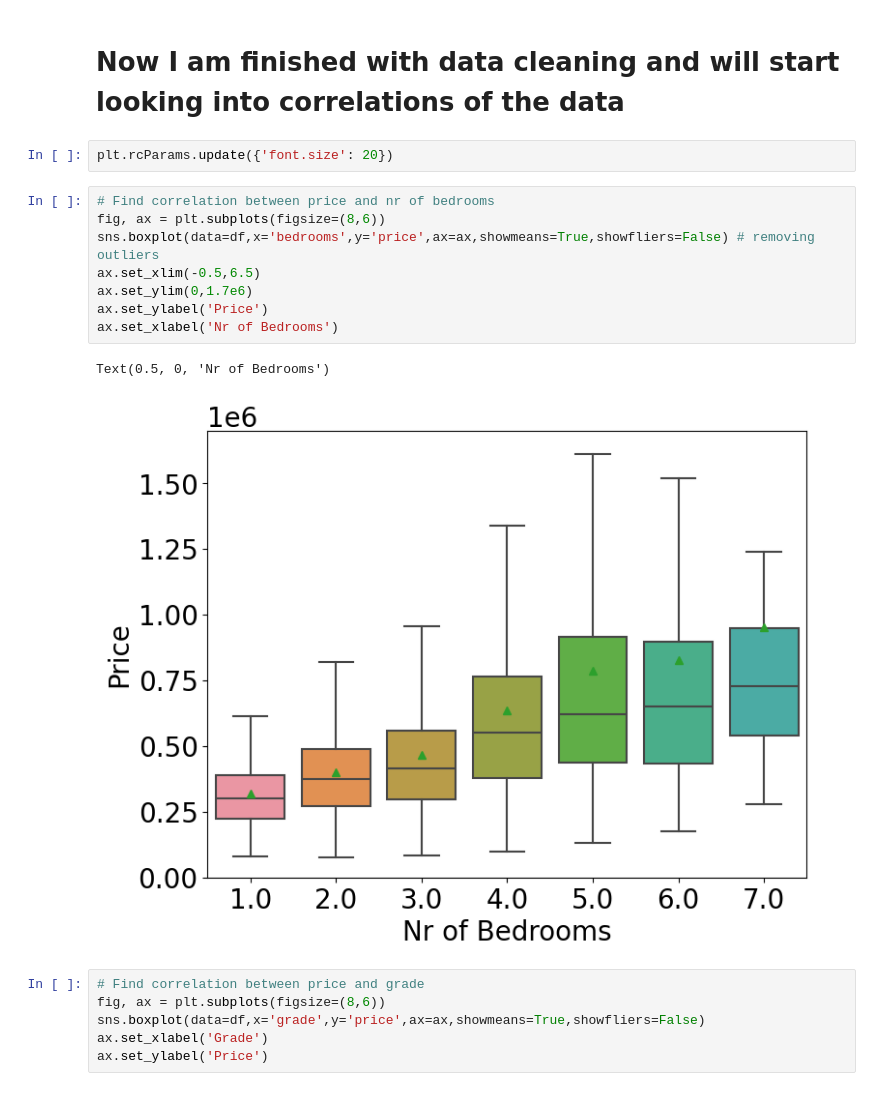
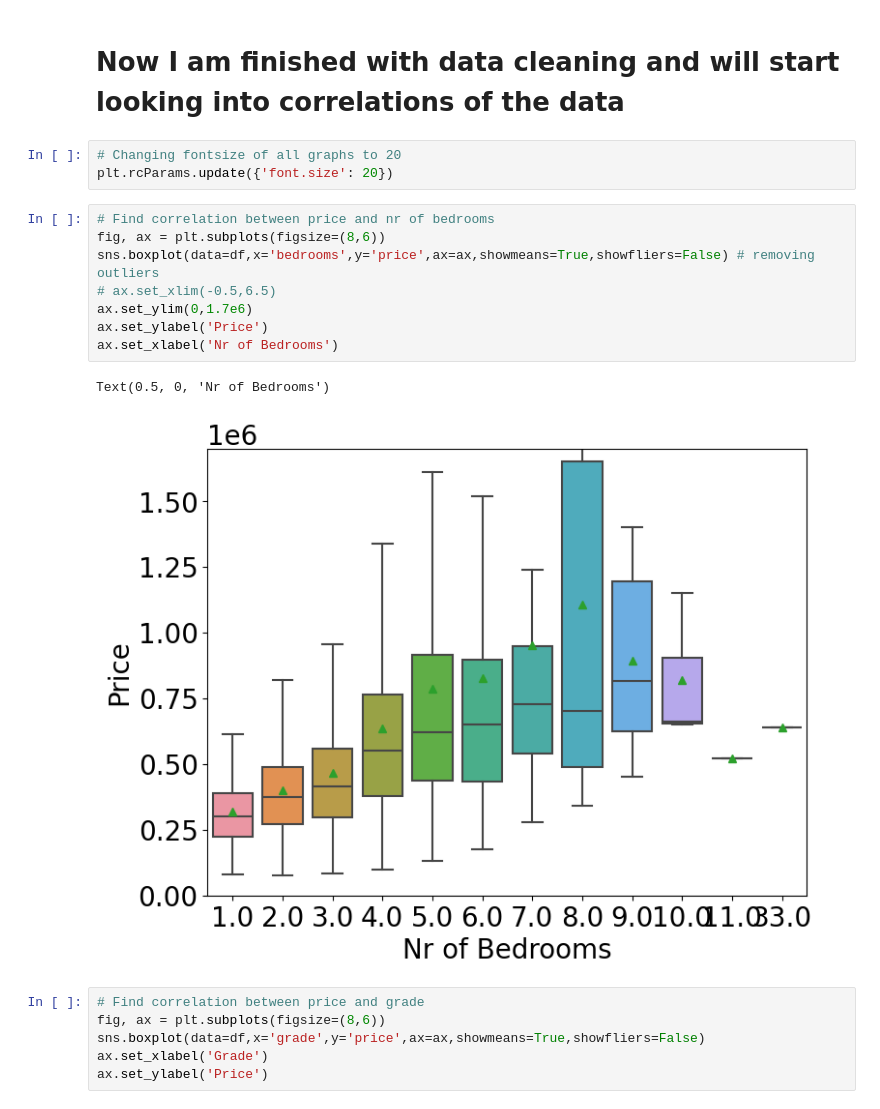
Before and after one commit to marinsza/eda_project, a Jupyter notebook: EDA.ipynb, the cells around one changed output. Saved outputs shown, nothing was run; the diff lists cells and outputs as text.

```diff
--- a/EDA.ipynb
+++ b/EDA.ipynb
@@ -156,18 +112,19 @@ Name: count, dtype: int64
 # %% [markdown]
 # Now I am finished with data cleaning and will start looking into correlations of the data
 # %%
+# Changing fontsize of all graphs to 20
 plt.rcParams.update({'font.size': 20})
 # %%
 # Find correlation between price and nr of bedrooms
 fig, ax = plt.subplots(figsize=(8,6))
 sns.boxplot(data=df,x='bedrooms',y='price',ax=ax,showmeans=True,showfliers=False) # removing outliers
-ax.set_xlim(-0.5,6.5)
+# ax.set_xlim(-0.5,6.5)
 ax.set_ylim(0,1.7e6)
 ax.set_ylabel('Price')
 ax.set_xlabel('Nr of Bedrooms')
 # %% [output]
 Text(0.5, 0, 'Nr of Bedrooms')
-[figure, old version]
+[figure, new version]
 # %%
 # Find correlation between price and grade
 fig, ax = plt.subplots(figsize=(8,6))
```
Also changed, not shown: parts of 9 cells of this notebook, 2 other files.
